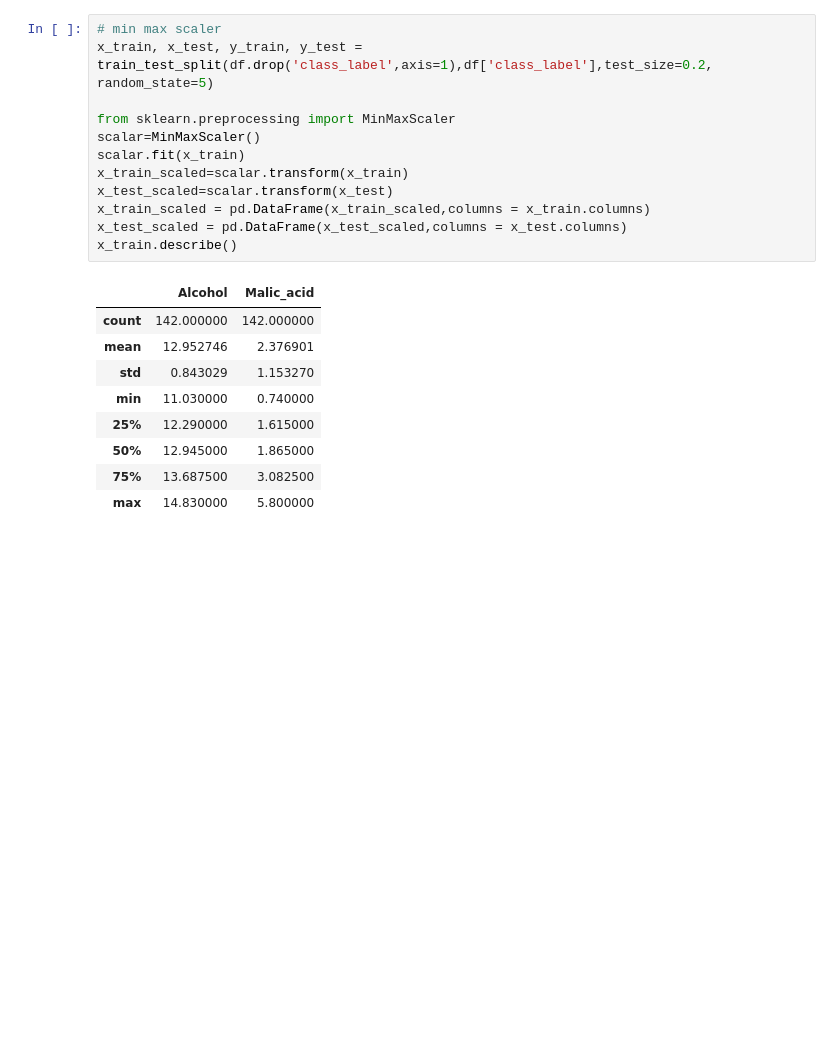
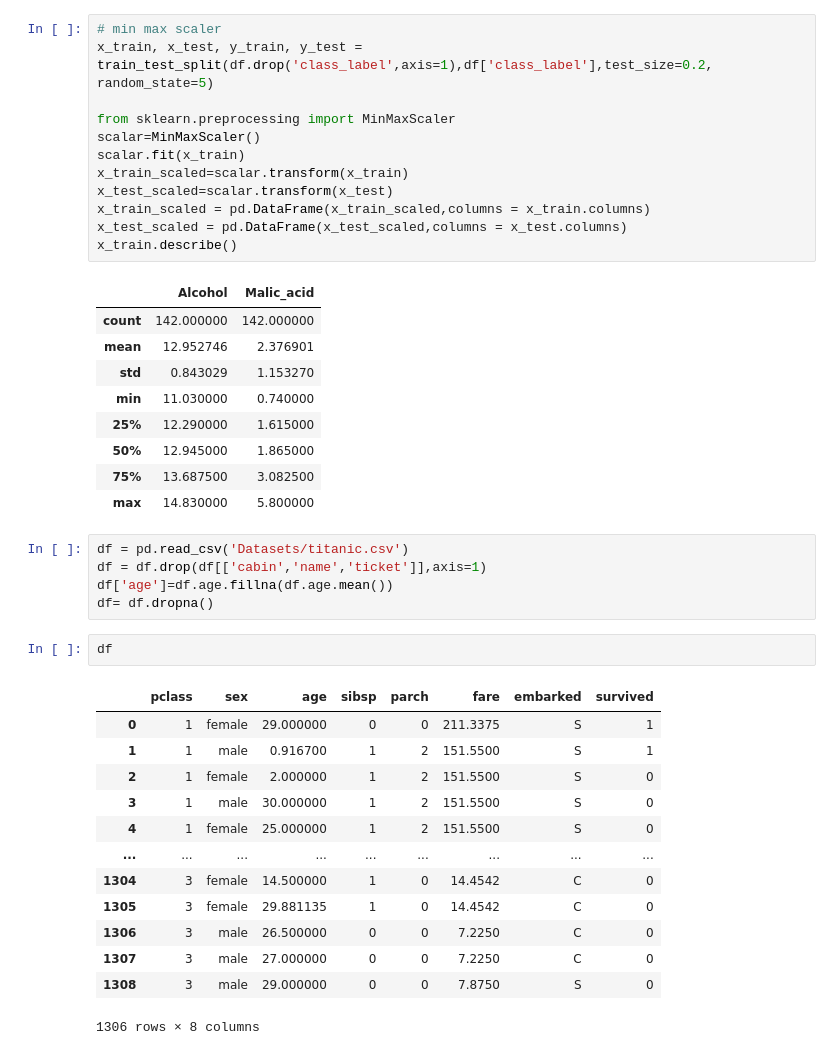
Before and after one commit to kajal-1402-yadav/Python-2, a Jupyter notebook: Python_T2/Untitled.ipynb, the cells around one changed output. Cells and saved outputs as stored; diff of their text form; blank space fills up the shorter version.

```diff
--- a/Python_T2/Untitled.ipynb
+++ b/Python_T2/Untitled.ipynb
@@ -284,3 +283,24 @@ x_train.describe()
 | 50% | 12.945000 | 1.865000 |
 | 75% | 13.687500 | 3.082500 |
 | max | 14.830000 | 5.800000 |
+# %%
+df = pd.read_csv('Datasets/titanic.csv')
+df = df.drop(df[['cabin','name','ticket']],axis=1)
+df['age']=df.age.fillna(df.age.mean())
+df= df.dropna()
+# %%
+df
+# %% [output]
+|  | pclass | sex | age | sibsp | parch | fare | embarked | survived |
+| 0 | 1 | female | 29.000000 | 0 | 0 | 211.3375 | S | 1 |
+| 1 | 1 | male | 0.916700 | 1 | 2 | 151.5500 | S | 1 |
+| 2 | 1 | female | 2.000000 | 1 | 2 | 151.5500 | S | 0 |
+| 3 | 1 | male | 30.000000 | 1 | 2 | 151.5500 | S | 0 |
+| 4 | 1 | female | 25.000000 | 1 | 2 | 151.5500 | S | 0 |
+| ... | ... | ... | ... | ... | ... | ... | ... | ... |
+| 1304 | 3 | female | 14.500000 | 1 | 0 | 14.4542 | C | 0 |
+| 1305 | 3 | female | 29.881135 | 1 | 0 | 14.4542 | C | 0 |
+| 1306 | 3 | male | 26.500000 | 0 | 0 | 7.2250 | C | 0 |
+| 1307 | 3 | male | 27.000000 | 0 | 0 | 7.2250 | C | 0 |
+| 1308 | 3 | male | 29.000000 | 0 | 0 | 7.8750 | S | 0 |
+1306 rows × 8 columns
```
Also changed, not shown: parts of 17 cells of this notebook, 3 other files.
